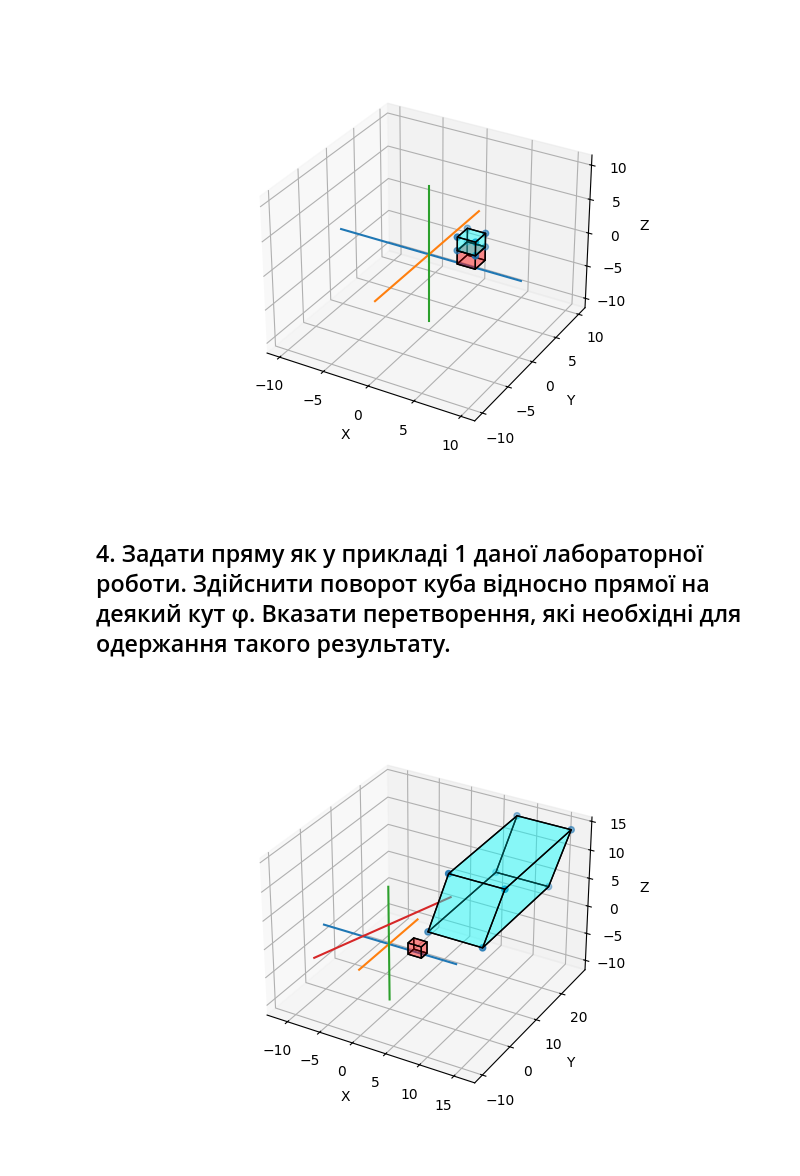
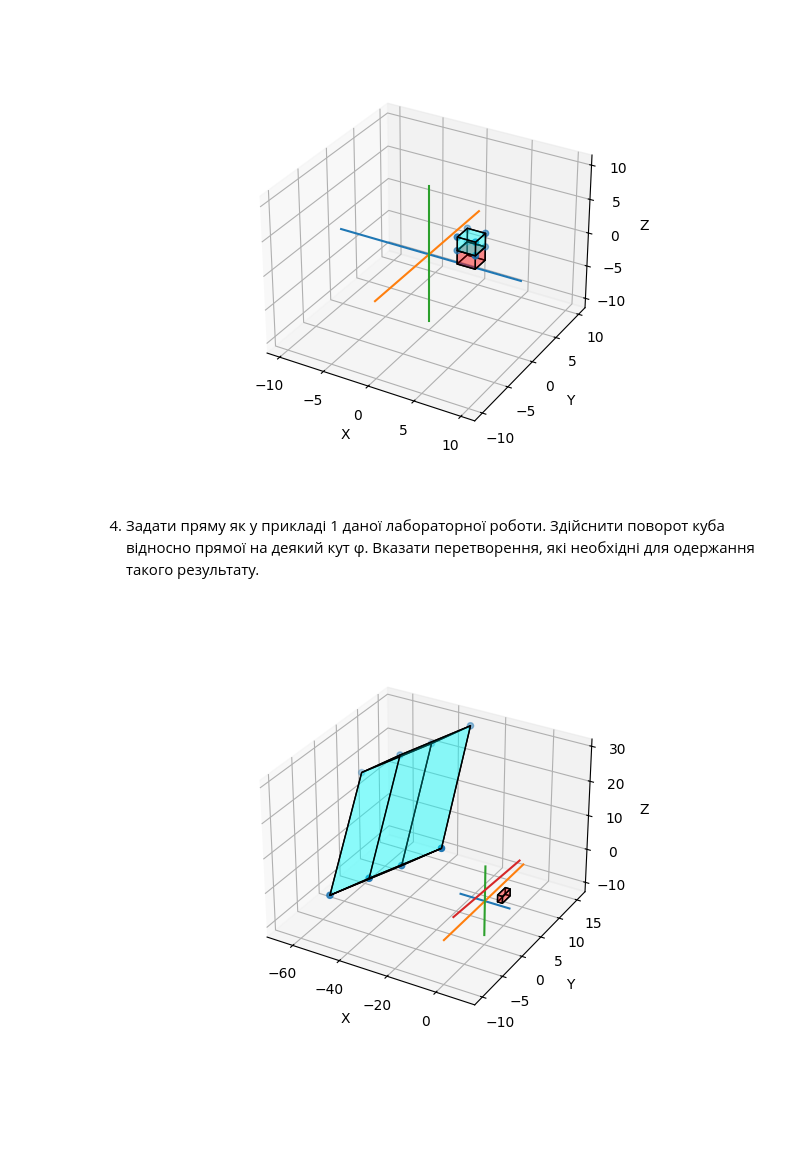
Before and after one commit to KlymentievMaksym/CompGraph, a Jupyter notebook: Lab2.ipynb, the cells around one changed output. Saved outputs shown, nothing was run; the diff lists cells and outputs as text; code cells hidden in the pictures; blank space fills up the shorter version.

```diff
--- a/Lab2.ipynb
+++ b/Lab2.ipynb
@@ -41,7 +41,7 @@ class Line:
         self.vector_4d = np.append(self.vector, 1)
 
         self.original = np.array([self.point + t * self.vector for t in np.linspace(-8, 8, 100)])
-        self.original = np.hstack([self.original, np.ones((self.original.shape[0], 1))])
+        self.original = np.column_stack((self.original, np.array([[1]*self.original.shape[0]])))
 
         l, m, n = self.vector[0], self.vector[1], self.vector[2]
         a, b, c = self.point[0], self.point[1], self.point[2]
@@ -348,9 +313,9 @@ class Line:
         #     [0, 0, 0, 1],
         # ])
         self.matrix_x = np.matrix([
-            [self.cos_ksi, 0, self.sin_ksi, 0],
-            [0, 1, 0, 0],
-            [-self.sin_ksi, 0, self.cos_ksi, 0],
+            [1, 0, 0, 0],
+            [0, self.cos_ksi, self.sin_ksi, 0],
+            [0, -self.sin_ksi, self.cos_ksi, 0],
             [0, 0, 0, 1],
         ])
         self.back_matrix_x = self.matrix_x.T
@@ -378,9 +343,9 @@ class Line:
         #     [0, 0, 0, 1],
         # ])
         self.matrix_y = np.matrix([
-            [1, 0, 0, 0],
-            [0, self.cos_theta, self.sin_theta, 0],
-            [0, -self.sin_theta, self.cos_theta, 0],
+            [self.cos_theta, 0, self.sin_theta, 0],
+            [0, 1, 0, 0],
+            [-self.sin_theta, 0, self.cos_theta, 0],
             [0, 0, 0, 1],
         ])
         self.back_matrix_y = self.matrix_y.T
@@ -408,9 +373,9 @@ class Line:
         #     [0, 0, 0, 1],
         # ])
         self.matrix_z = np.matrix([
-            [self.cos_phi, 0, self.sin_phi, 0],
-            [0, 1, 0, 0],
-            [-self.sin_phi, 0, self.cos_phi, 0],
+            [self.cos_phi, self.sin_phi, 0, 0],
+            [-self.sin_phi, self.cos_phi, 0, 0],
+            [0, 0, 1, 0],
             [0, 0, 0, 1],
         ])
         self.back_matrix_z = self.matrix_z.T
@@ -618,14 +570,13 @@ cube_z.plot3d(True)
 [figure]
 [figure]
 # %% [markdown]
-## 4. Задати пряму як у прикладі 1 даної лабораторної роботи. Здійснити поворот куба відносно прямої на деякий кут φ. Вказати перетворення, які необхідні для одержання такого результату.
+4. Задати пряму як у прикладі 1 даної лабораторної роботи. Здійснити поворот куба відносно прямої на деякий кут φ. Вказати перетворення, які необхідні для одержання такого результату.
 # %%
 line = Line([1, 2, 3],[2, 1, 3])
 line.find_all_matrix()
-line.phi(np.pi/2)
 cube_rotate = cube.copy()
-cube_rotate.rotate(line)
+cube_rotate.rotate(line, np.pi)
 cube_rotate.plot3d(True, line)
 # %% [output]
-[figure, old version]
+[figure, new version]
 # %% [markdown]
```
Also changed, not shown: parts of 13 cells of this notebook.
